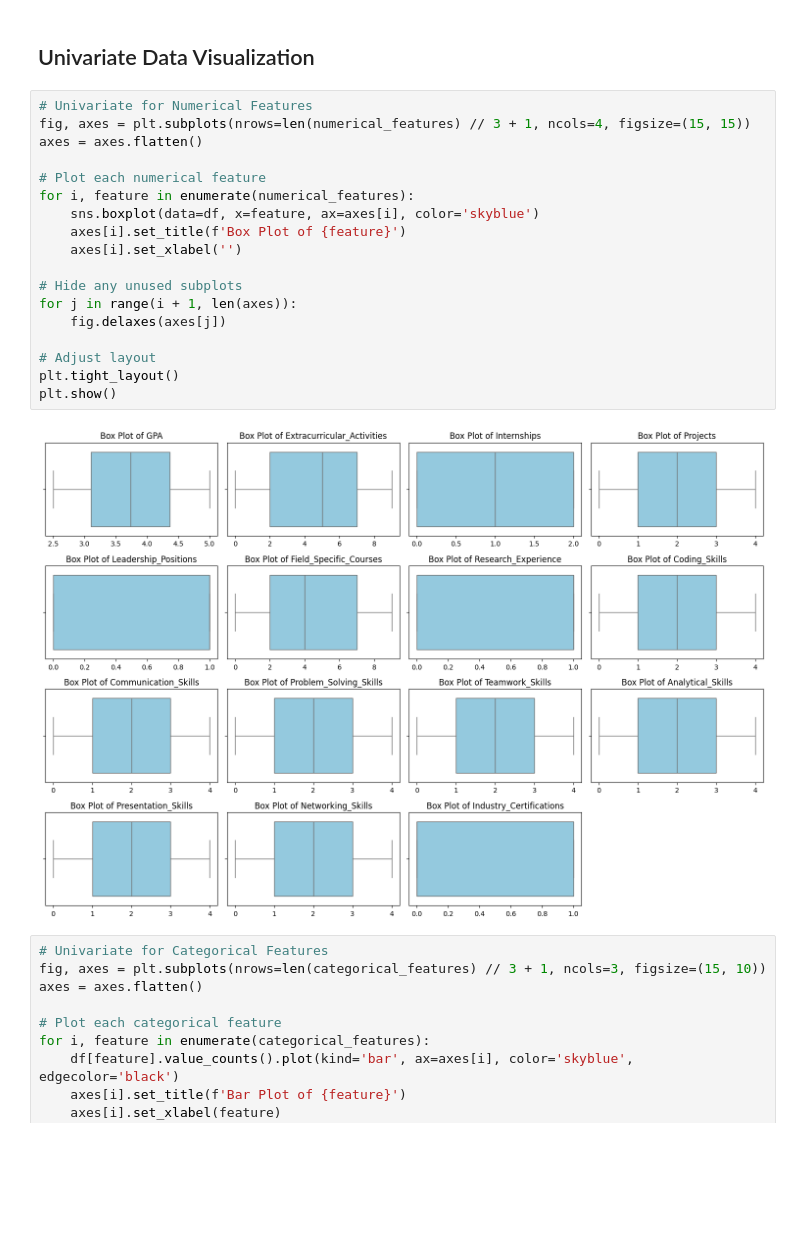
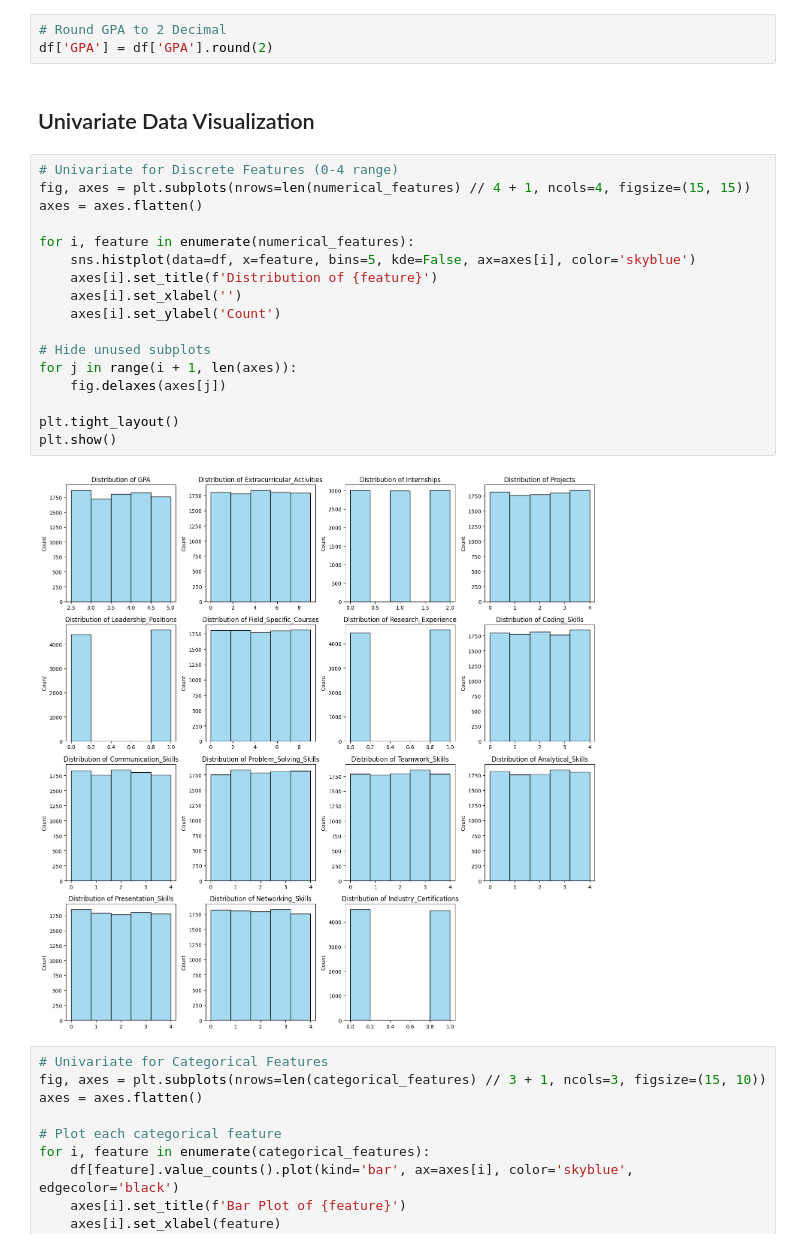
Before and after one commit to jasonmiracleg/Path-Finder, a Jupyter notebook: Jason.ipynb, the cells around one changed output. Saved outputs shown, nothing was run; the diff lists cells and outputs as text; blank space fills up the shorter version.

```diff
--- a/Jason.ipynb
+++ b/Jason.ipynb
@@ -87,28 +87,30 @@ Number of duplicate rows: 0
 # Split the Data Types
 numerical_features = df.select_dtypes(include=['int64', 'float64']).columns
 categorical_features = df.select_dtypes(include=['object', 'category']).columns
+# %%
+# Round GPA to 2 Decimal
+df['GPA'] = df['GPA'].round(2)
 # %% [markdown]
 ## Univariate Data Visualization
 # %%
-# Univariate for Numerical Features
-fig, axes = plt.subplots(nrows=len(numerical_features) // 3 + 1, ncols=4, figsize=(15, 15))
+# Univariate for Discrete Features (0-4 range)
+fig, axes = plt.subplots(nrows=len(numerical_features) // 4 + 1, ncols=4, figsize=(15, 15))
 axes = axes.flatten()
 
-# Plot each numerical feature
 for i, feature in enumerate(numerical_features):
-    sns.boxplot(data=df, x=feature, ax=axes[i], color='skyblue')
-    axes[i].set_title(f'Box Plot of {feature}')
+    sns.histplot(data=df, x=feature, bins=5, kde=False, ax=axes[i], color='skyblue')
+    axes[i].set_title(f'Distribution of {feature}')
     axes[i].set_xlabel('')
+    axes[i].set_ylabel('Count')
 
-# Hide any unused subplots
+# Hide unused subplots
 for j in range(i + 1, len(axes)):
     fig.delaxes(axes[j])
 
-# Adjust layout
 plt.tight_layout()
 plt.show()
 # %% [output]
-[figure, old version]
+[figure, new version]
 # %%
 # Univariate for Categorical Features
 fig, axes = plt.subplots(nrows=len(categorical_features) // 3 + 1, ncols=3, figsize=(15, 10))
```
Also changed, not shown: parts of 84 cells of this notebook, 2 other files.
